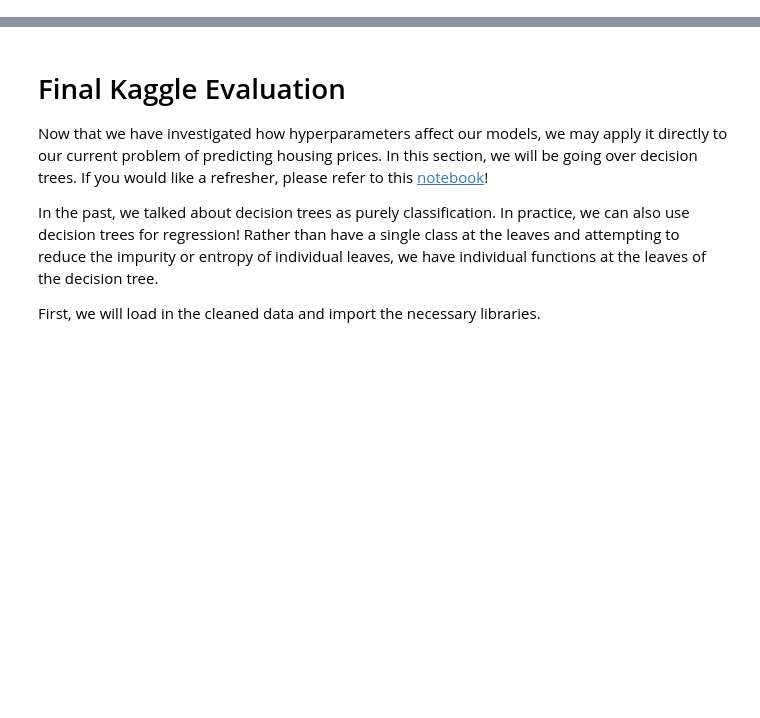
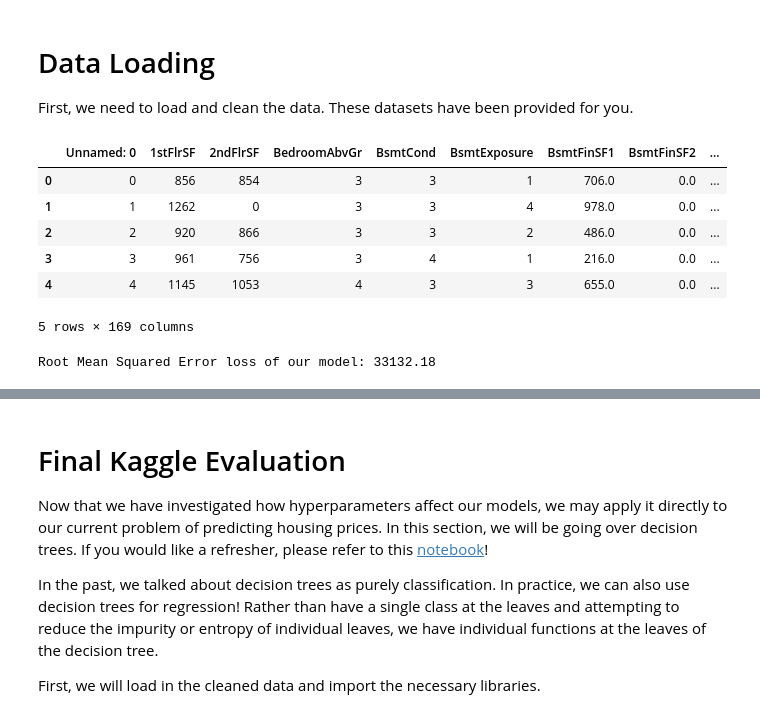
Before and after one commit to SUSA-org/crash-course, a Jupyter notebook: Kaggle/kaggle4.ipynb, the cells around one changed output, grey strips where cells are left out. Cells and saved outputs as stored; diff of their text form; code cells hidden in the pictures; blank space fills up the shorter version.

Commit message:
adding submission and cleaned files

```diff
--- a/Kaggle/kaggle4.ipynb
+++ b/Kaggle/kaggle4.ipynb
@@ -58,0 +133,18 @@ ModuleNotFoundError: No module named 'pydotplus'
+# %% [markdown]
+# Data Loading
+
+First, we need to load and clean the data. These datasets have been provided for you.
+# %%
+train = pd.read_csv('DATA/house-prices/train_cleaned.csv')
+test = pd.read_csv('DATA/house-prices/test_cleaned.csv')
+train = train.drop('Unnamed: 0',axis=1)
+test = test.drop('Unnamed: 0',axis=1)
+train.head()
+# %% [output]
+|  | Unnamed: 0 | 1stFlrSF | 2ndFlrSF | BedroomAbvGr | BsmtCond | BsmtExposure | BsmtFinSF1 | BsmtFinSF2 | ... |
+| 0 | 0 | 856 | 854 | 3 | 3 | 1 | 706.0 | 0.0 | ... |
+| 1 | 1 | 1262 | 0 | 3 | 3 | 4 | 978.0 | 0.0 | ... |
+| 2 | 2 | 920 | 866 | 3 | 3 | 2 | 486.0 | 0.0 | ... |
+| 3 | 3 | 961 | 756 | 3 | 4 | 1 | 216.0 | 0.0 | ... |
+| 4 | 4 | 1145 | 1053 | 4 | 3 | 3 | 655.0 | 0.0 | ... |
+5 rows × 169 columns
@@ -58,0 +159,8 @@ ModuleNotFoundError: No module named 'pydotplus'
+# %%
+randomForest = RandomForestRegressor(max_depth=14,min_samples_leaf=1,min_samples_split=2,
+                                     n_estimators=40,random_state=0,bootstrap=True)
+randomForest = randomForest.fit(x_train, y_train)
+loss = get_loss(randomForest, x_val,y_val)
+print("Root Mean Squared Error loss of our model: {:.2f}".format(loss))
+# %% [output]
+Root Mean Squared Error loss of our model: 33132.18
```
Also changed, not shown: parts of 13 cells of this notebook, 3 other files.
